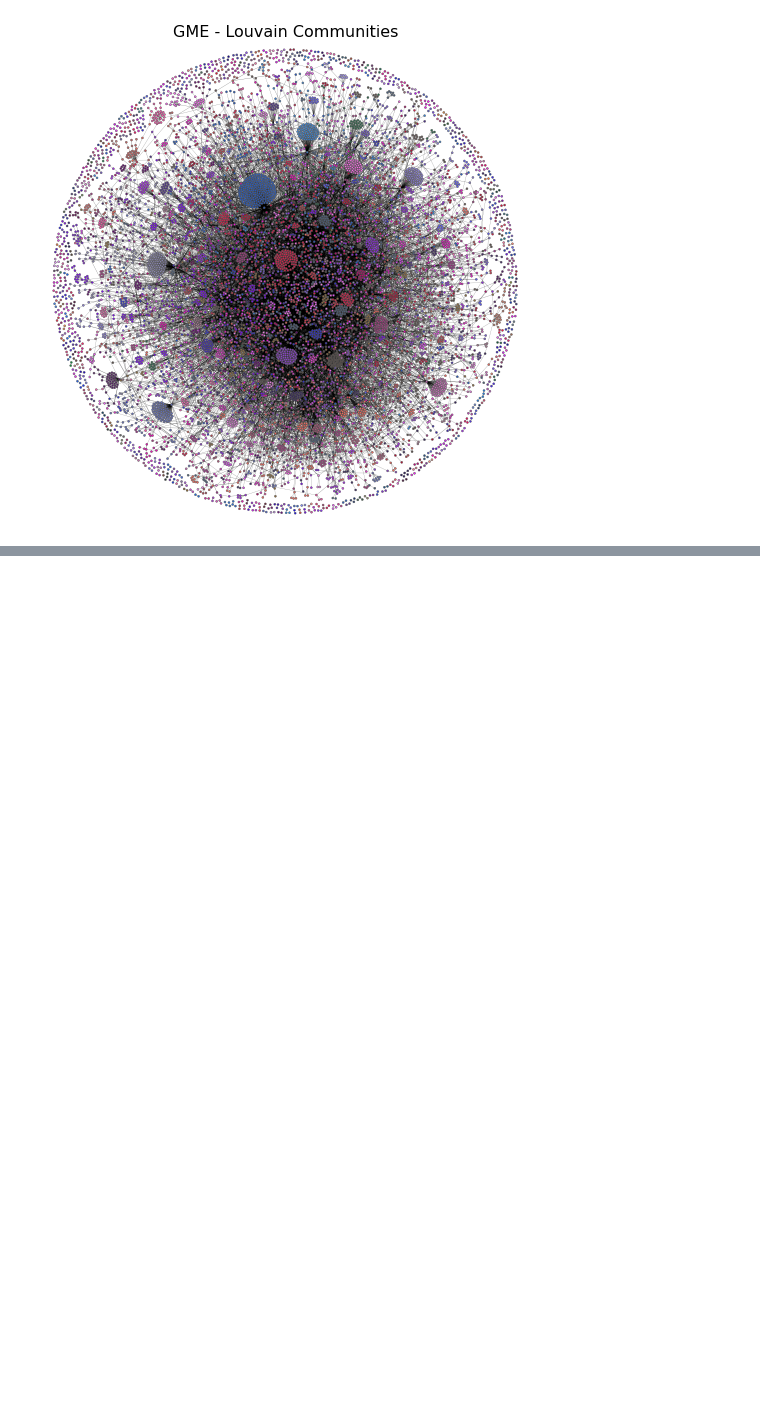
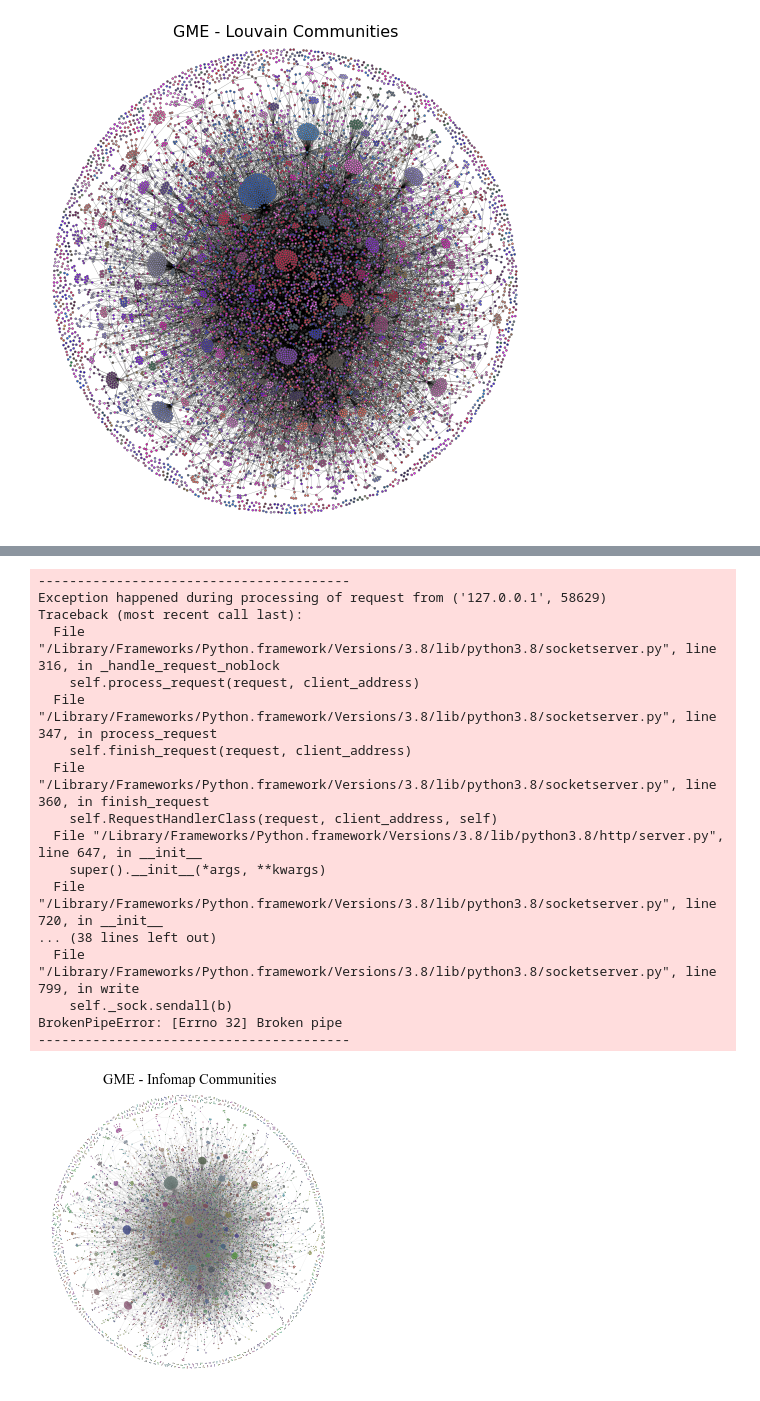
Before and after one commit to DanielHolmelund/Computational-Social-Science-02467, a Jupyter notebook: Assignment 2.ipynb, the cells around one changed output, grey strips where cells are left out. Saved outputs shown, nothing was run; the diff lists cells and outputs as text; code cells hidden in the pictures; blank space fills up the shorter version.

```diff
--- a/Assignment 2.ipynb
+++ b/Assignment 2.ipynb
@@ -763,5 +801,24 @@ nx.set_node_attributes(GME_graph_temp, communities, 'info_community')
 # %%
-with plt.style.context('classic'):
-    network, config = visualize(netwulf.get_filtered_network(GME_graph_temp, node_group_key='info_community'), plot_in_cell_below=False)
-    fig, ax = netwulf.draw_netwulf(network)
+with plt.style.context('ggplot'):
+    network, config = visualize(nw.get_filtered_network(GME_graph_temp, node_group_key='info_community'), plot_in_cell_below=False)
+    fig, ax = nw.draw_netwulf(network)
     ax.set_title("GME - Infomap Communities")
+# %% [output]
+----------------------------------------
+Exception happened during processing of request from ('127.0.0.1', 58629)
+Traceback (most recent call last):
+  File "/Library/Frameworks/Python.framework/Versions/3.8/lib/python3.8/socketserver.py", line 316, in _handle_request_noblock
+    self.process_request(request, client_address)
+  File "/Library/Frameworks/Python.framework/Versions/3.8/lib/python3.8/socketserver.py", line 347, in process_request
+    self.finish_request(request, client_address)
+  File "/Library/Frameworks/Python.framework/Versions/3.8/lib/python3.8/socketserver.py", line 360, in finish_request
+    self.RequestHandlerClass(request, client_address, self)
+  File "/Library/Frameworks/Python.framework/Versions/3.8/lib/python3.8/http/server.py", line 647, in __init__
+    super().__init__(*args, **kwargs)
+  File "/Library/Frameworks/Python.framework/Versions/3.8/lib/python3.8/socketserver.py", line 720, in __init__
+... (38 lines left out)
+  File "/Library/Frameworks/Python.framework/Versions/3.8/lib/python3.8/socketserver.py", line 799, in write
+    self._sock.sendall(b)
+BrokenPipeError: [Errno 32] Broken pipe
+----------------------------------------
+[figure, added]
```
Also changed, not shown: parts of 47 cells of this notebook.
